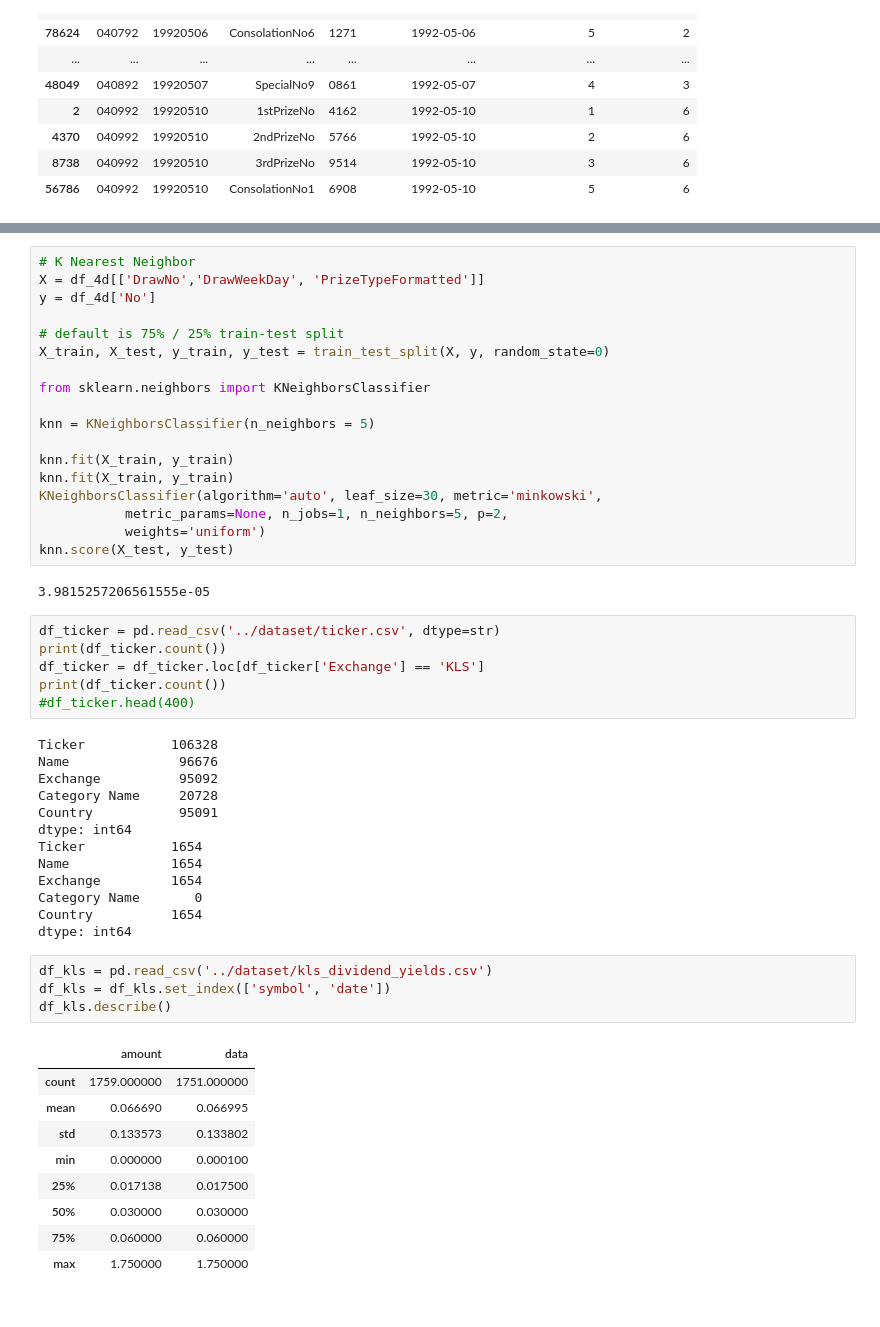
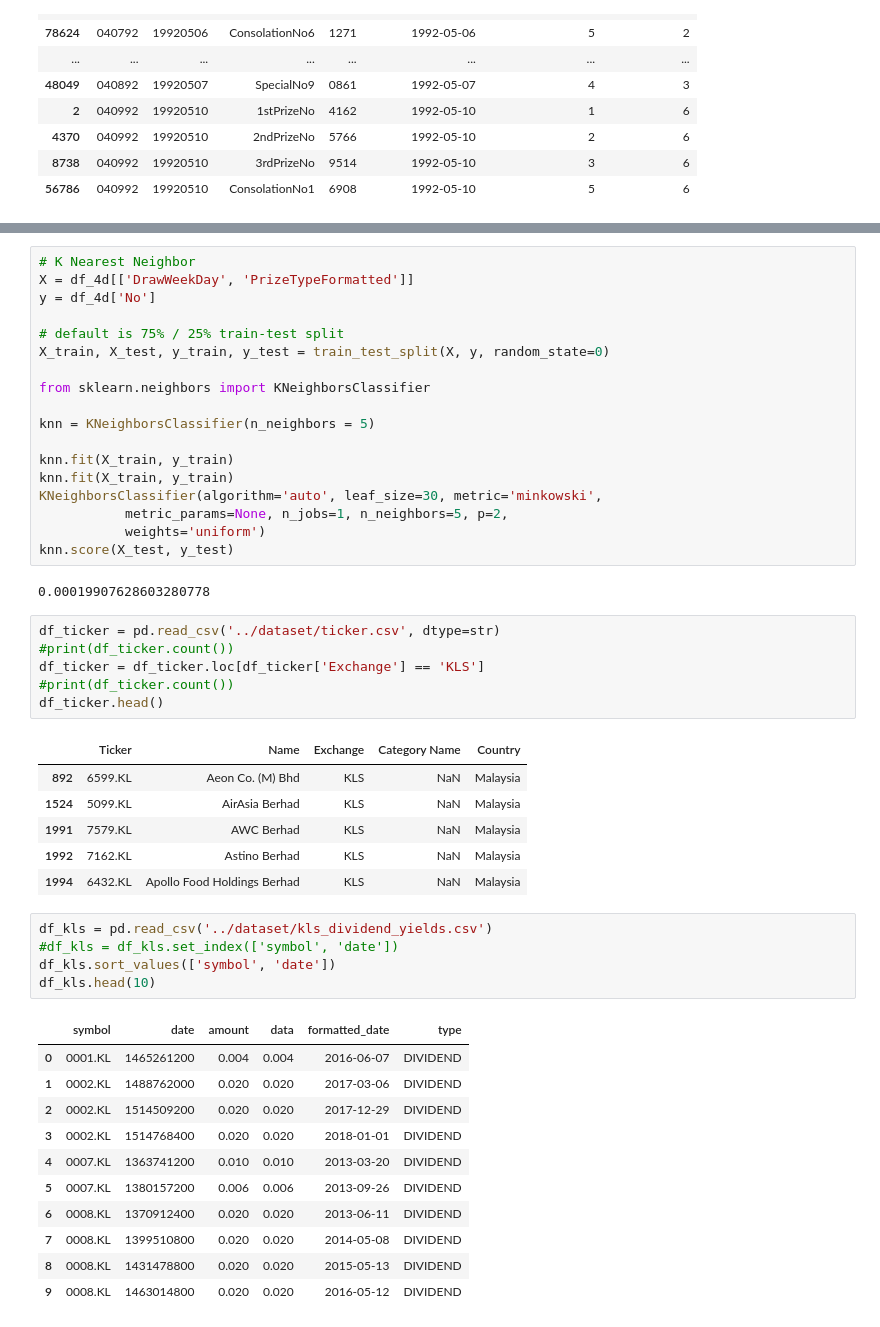
Before and after one commit to mengwangk/ai-playground, a Jupyter notebook: notebook/myInvestor-toolkit.ipynb, the cells around one changed output, grey strips where cells are left out. Cells and saved outputs as stored; diff of their text form.

```diff
--- a/notebook/myInvestor-toolkit.ipynb
+++ b/notebook/myInvestor-toolkit.ipynb
@@ -84,7 +84,7 @@ scatter = pd.plotting.scatter_matrix(X_train, c= y_train, marker = 'o', s=40, hi
 [interactive output not drawn]
 # %%
 # K Nearest Neighbor
-X = df_4d[['DrawNo','DrawWeekDay', 'PrizeTypeFormatted']]
+X = df_4d[['DrawWeekDay', 'PrizeTypeFormatted']]
 y = df_4d['No']
 
 # default is 75% / 25% train-test split
@@ -101,37 +101,34 @@ KNeighborsClassifier(algorithm='auto', leaf_size=30, metric='minkowski',
            weights='uniform')
 knn.score(X_test, y_test)
 # %% [output]
-3.9815257206561555e-05
+0.00019907628603280778
 # %%
 df_ticker = pd.read_csv('../dataset/ticker.csv', dtype=str)
-print(df_ticker.count())
+#print(df_ticker.count())
 df_ticker = df_ticker.loc[df_ticker['Exchange'] == 'KLS']
-print(df_ticker.count())
-#df_ticker.head(400)
+#print(df_ticker.count())
+df_ticker.head()
 # %% [output]
-Ticker           106328
-Name              96676
-Exchange          95092
-Category Name     20728
-Country           95091
-dtype: int64
-Ticker           1654
-Name             1654
-Exchange         1654
-Category Name       0
-Country          1654
-dtype: int64
+|  | Ticker | Name | Exchange | Category Name | Country |
+| 892 | 6599.KL | Aeon Co. (M) Bhd | KLS | NaN | Malaysia |
+| 1524 | 5099.KL | AirAsia Berhad | KLS | NaN | Malaysia |
+| 1991 | 7579.KL | AWC Berhad | KLS | NaN | Malaysia |
+| 1992 | 7162.KL | Astino Berhad | KLS | NaN | Malaysia |
+| 1994 | 6432.KL | Apollo Food Holdings Berhad | KLS | NaN | Malaysia |
 # %%
 df_kls = pd.read_csv('../dataset/kls_dividend_yields.csv')
-df_kls = df_kls.set_index(['symbol', 'date'])
-df_kls.describe()
+#df_kls = df_kls.set_index(['symbol', 'date'])
+df_kls.sort_values(['symbol', 'date'])
+df_kls.head(10)
 # %% [output]
-|  | amount | data |
-| count | 1759.000000 | 1751.000000 |
-| mean | 0.066690 | 0.066995 |
-| std | 0.133573 | 0.133802 |
-| min | 0.000000 | 0.000100 |
-| 25% | 0.017138 | 0.017500 |
-| 50% | 0.030000 | 0.030000 |
-| 75% | 0.060000 | 0.060000 |
-| max | 1.750000 | 1.750000 |
+|  | symbol | date | amount | data | formatted_date | type |
+| 0 | 0001.KL | 1465261200 | 0.004 | 0.004 | 2016-06-07 | DIVIDEND |
+| 1 | 0002.KL | 1488762000 | 0.020 | 0.020 | 2017-03-06 | DIVIDEND |
+| 2 | 0002.KL | 1514509200 | 0.020 | 0.020 | 2017-12-29 | DIVIDEND |
+| 3 | 0002.KL | 1514768400 | 0.020 | 0.020 | 2018-01-01 | DIVIDEND |
+| 4 | 0007.KL | 1363741200 | 0.010 | 0.010 | 2013-03-20 | DIVIDEND |
+| 5 | 0007.KL | 1380157200 | 0.006 | 0.006 | 2013-09-26 | DIVIDEND |
+| 6 | 0008.KL | 1370912400 | 0.020 | 0.020 | 2013-06-11 | DIVIDEND |
+| 7 | 0008.KL | 1399510800 | 0.020 | 0.020 | 2014-05-08 | DIVIDEND |
+| 8 | 0008.KL | 1431478800 | 0.020 | 0.020 | 2015-05-13 | DIVIDEND |
+| 9 | 0008.KL | 1463014800 | 0.020 | 0.020 | 2016-05-12 | DIVIDEND |
```
Also changed, not shown: 1 other file.
